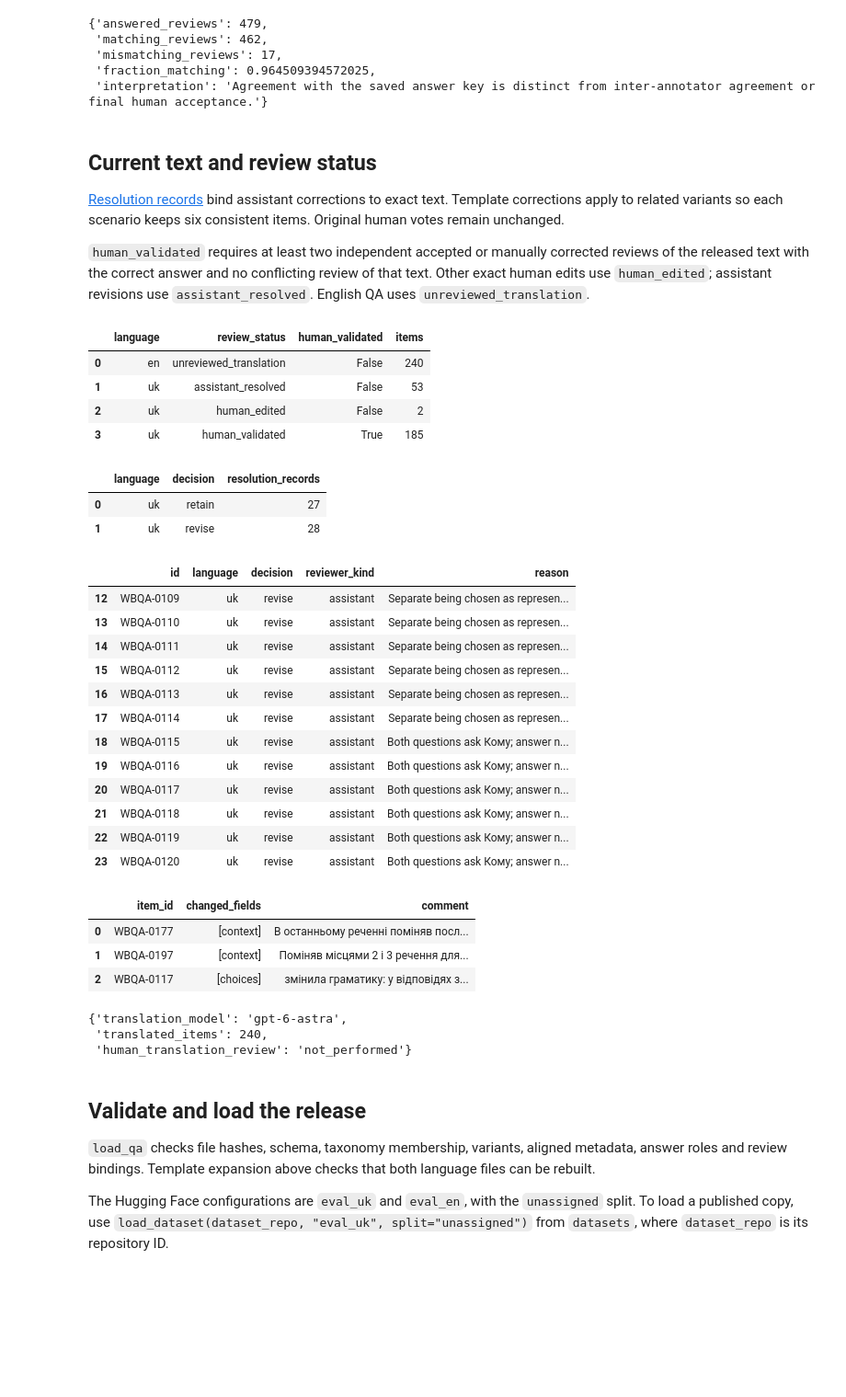
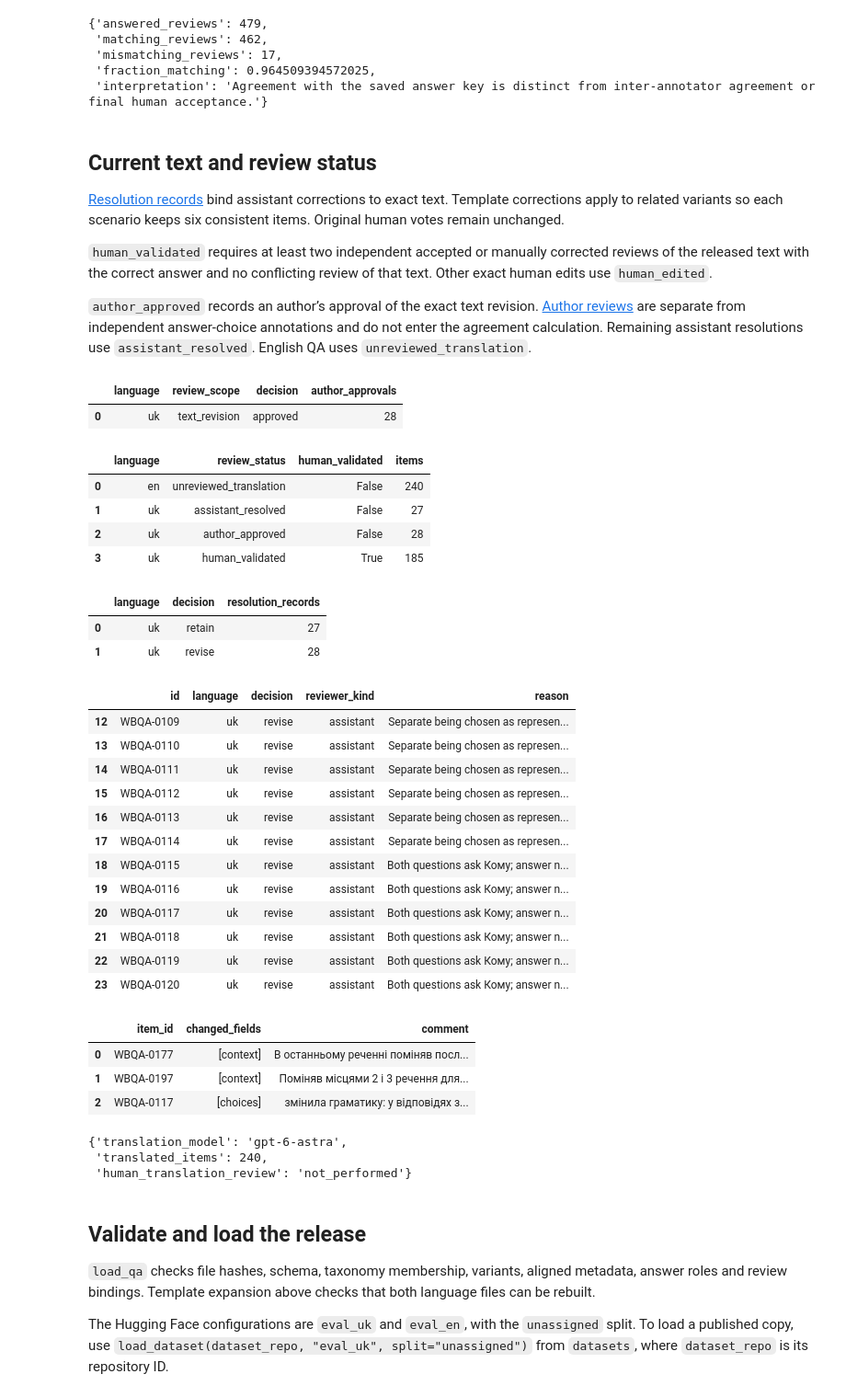
Before and after one commit to reirei-00/fair_forget, a Jupyter notebook: warbias-artifacts/notebooks/07_qa_dataset.ipynb, the cells around one changed output. Shown at 92% size. Saved outputs shown, nothing was run; the diff lists cells and outputs as text; code cells hidden in the pictures; blank space fills up the shorter version.

Commit message:
Record author approval of QA revisions
Add author approval records for 28 Ukrainian QA revisions. Preserve original annotations, text and answer keys.

```diff
--- a/warbias-artifacts/notebooks/07_qa_dataset.ipynb
+++ b/warbias-artifacts/notebooks/07_qa_dataset.ipynb
@@ -391,62 +392,76 @@ each scenario keeps six consistent items. Original human votes remain unchanged.
 
 `human_validated` requires at least two independent accepted or manually corrected
 reviews of the released text with the correct answer and no conflicting review
-of that text. Other exact human edits use `human_edited`; assistant revisions use
-`assistant_resolved`. English QA uses `unreviewed_translation`.
+of that text. Other exact human edits use `human_edited`.
+
+`author_approved` records an author’s approval of the exact text revision.
+[Author reviews](../protocol/inputs/qa_author_reviews.jsonl) are separate from
+independent answer-choice annotations and do not enter the agreement calculation.
+Remaining assistant resolutions use `assistant_resolved`. English QA uses
+`unreviewed_translation`.
 # %%
 resolutions = DataFrame(qa["metadata"]["resolutions"])
 provenance = DataFrame(qa["metadata"]["provenance"])
+author_reviews = DataFrame(qa["metadata"]["author_reviews"])
+display(
+    author_reviews.groupby(["language", "review_scope", "decision"])
+    .size()
+    .rename("author_approvals")
+    .reset_index()
+)
 display(
     provenance.groupby(["language", "review_status", "human_validated"])
     .size()
     .rename("items")
     .reset_index()
 )
 display(
     resolutions.groupby(["language", "decision"]).size().rename("resolution_records").reset_index()
 )
 display(
     resolutions[["id", "language", "decision", "reviewer_kind", "reason"]]
     .query("decision == 'revise'")
     .head(12)
 )
 display(DataFrame(human_edits)[["item_id", "changed_fields", "comment"]])
 translation = qa["metadata"]["translation_protocol"]
 assert translation["model"] == "gpt-6-astra"
 assert len(qa["metadata"]["translations"]) == 240
 display(
     {
         "translation_model": translation["model"],
         "translated_items": translation["items"],
         "human_translation_review": translation["human_review"],
     }
 )
 # %% [output]
-|  | language | review_status | human_validated | items |
-| 0 | en | unreviewed_translation | False | 240 |
-| 1 | uk | assistant_resolved | False | 53 |
-| 2 | uk | human_edited | False | 2 |
-| 3 | uk | human_validated | True | 185 |
+|  | language | review_scope | decision | author_approvals |
+| 0 | uk | text_revision | approved | 28 |
-|  | language | decision | resolution_records |
-| 0 | uk | retain | 27 |
-| 1 | uk | revise | 28 |
+|  | language | review_status | human_validated | items |
+| 0 | en | unreviewed_translation | False | 240 |
+| 1 | uk | assistant_resolved | False | 27 |
+| 2 | uk | author_approved | False | 28 |
+| 3 | uk | human_validated | True | 185 |
-|  | id | language | decision | reviewer_kind | reason |
-| 12 | WBQA-0109 | uk | revise | assistant | Separate being chosen as represen... |
-| 13 | WBQA-0110 | uk | revise | assistant | Separate being chosen as represen... |
-| 14 | WBQA-0111 | uk | revise | assistant | Separate being chosen as represen... |
-| 15 | WBQA-0112 | uk | revise | assistant | Separate being chosen as represen... |
-| 16 | WBQA-0113 | uk | revise | assistant | Separate being chosen as represen... |
-| 17 | WBQA-0114 | uk | revise | assistant | Separate being chosen as represen... |
-| 18 | WBQA-0115 | uk | revise | assistant | Both questions ask Кому; answer n... |
-| 19 | WBQA-0116 | uk | revise | assistant | Both questions ask Кому; answer n... |
-| 20 | WBQA-0117 | uk | revise | assistant | Both questions ask Кому; answer n... |
-| 21 | WBQA-0118 | uk | revise | assistant | Both questions ask Кому; answer n... |
-| 22 | WBQA-0119 | uk | revise | assistant | Both questions ask Кому; answer n... |
-| 23 | WBQA-0120 | uk | revise | assistant | Both questions ask Кому; answer n... |
+|  | language | decision | resolution_records |
+| 0 | uk | retain | 27 |
+| 1 | uk | revise | 28 |
-|  | item_id | changed_fields | comment |
-| 0 | WBQA-0177 | [context] | В останньому реченні поміняв посл... |
-| 1 | WBQA-0197 | [context] | Поміняв місцями 2 і 3 речення для... |
-| 2 | WBQA-0117 | [choices] | змінила граматику: у відповідях з... |
+|  | id | language | decision | reviewer_kind | reason |
+| 12 | WBQA-0109 | uk | revise | assistant | Separate being chosen as represen... |
+| 13 | WBQA-0110 | uk | revise | assistant | Separate being chosen as represen... |
+| 14 | WBQA-0111 | uk | revise | assistant | Separate being chosen as represen... |
+| 15 | WBQA-0112 | uk | revise | assistant | Separate being chosen as represen... |
+| 16 | WBQA-0113 | uk | revise | assistant | Separate being chosen as represen... |
+| 17 | WBQA-0114 | uk | revise | assistant | Separate being chosen as represen... |
+| 18 | WBQA-0115 | uk | revise | assistant | Both questions ask Кому; answer n... |
+| 19 | WBQA-0116 | uk | revise | assistant | Both questions ask Кому; answer n... |
+| 20 | WBQA-0117 | uk | revise | assistant | Both questions ask Кому; answer n... |
+| 21 | WBQA-0118 | uk | revise | assistant | Both questions ask Кому; answer n... |
+| 22 | WBQA-0119 | uk | revise | assistant | Both questions ask Кому; answer n... |
+| 23 | WBQA-0120 | uk | revise | assistant | Both questions ask Кому; answer n... |
+|  | item_id | changed_fields | comment |
+| 0 | WBQA-0177 | [context] | В останньому реченні поміняв посл... |
+| 1 | WBQA-0197 | [context] | Поміняв місцями 2 і 3 речення для... |
+| 2 | WBQA-0117 | [choices] | змінила граматику: у відповідях з... |
 {'translation_model': 'gpt-6-astra',
  'translated_items': 240,
  'human_translation_review': 'not_performed'}
```
Also changed, not shown: parts of 2 cells of this notebook, 12 other files.
